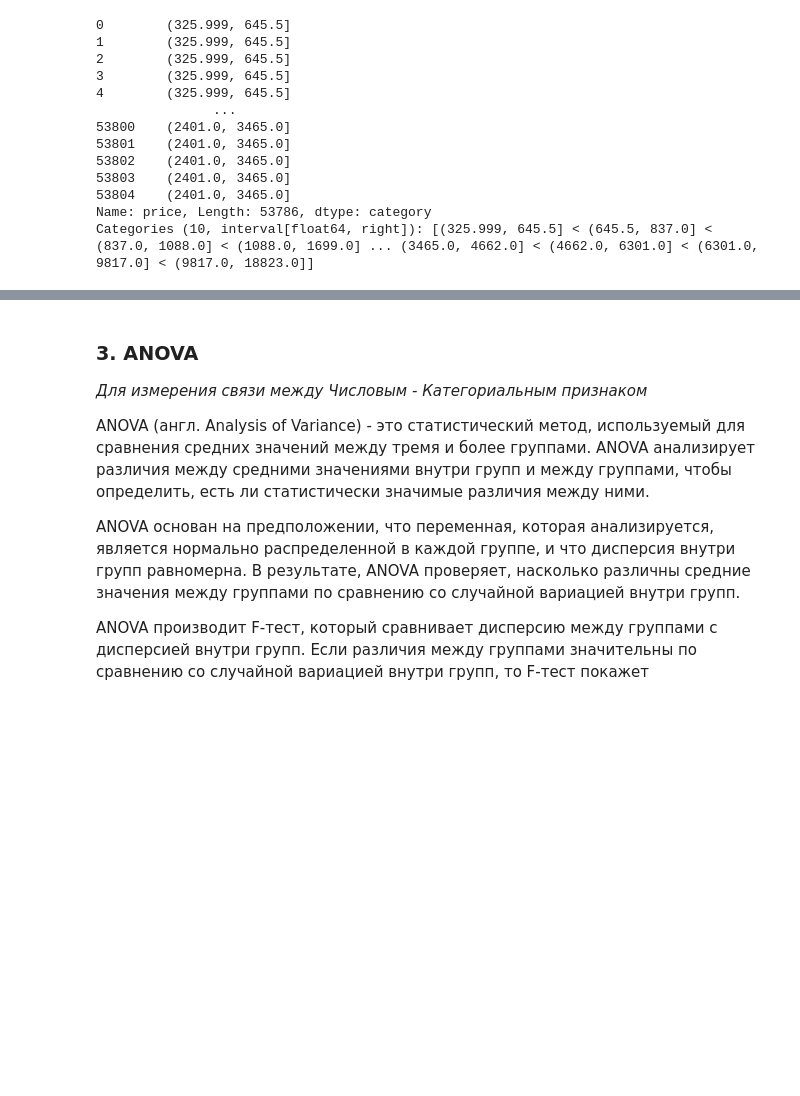
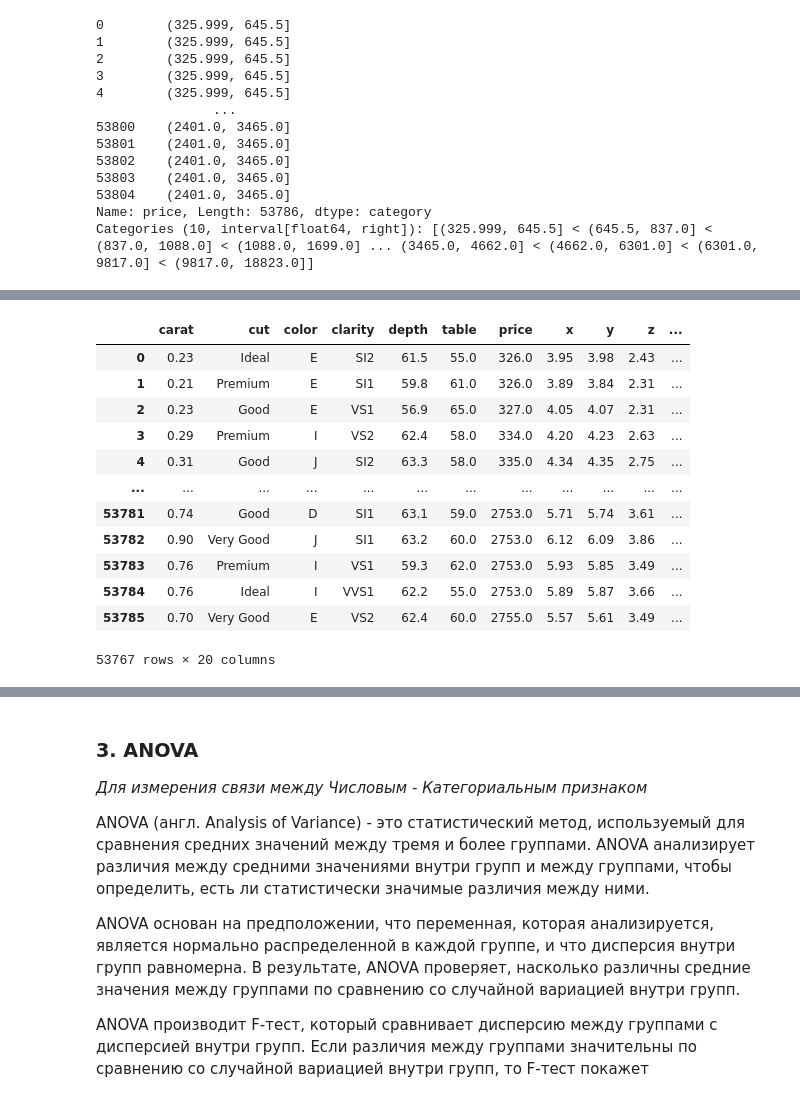
Before and after one commit to EliseyGlukhov/EDA_and_classification, a Jupyter notebook: Лаб №4/ФМИ_EDA_deep.ipynb, the cells around one changed output, grey strips where cells are left out. Cells and saved outputs as stored; diff of their text form; code cells hidden in the pictures; blank space fills up the shorter version.

```diff
--- a/Лаб №4/ФМИ_EDA_deep.ipynb
+++ b/Лаб №4/ФМИ_EDA_deep.ipynb
@@ -247,3 +263,27 @@ Categories (10, interval[float64, right]): [(325.999, 645.5] < (645.5, 837.0] <
+# %%
+from sklearn.preprocessing import OneHotEncoder
+
+encoder = OneHotEncoder(sparse_output=False)
+df['bin'] = pd.qcut(df['price'], q=10)
+encoded_bins = encoder.fit_transform(df[['bin']])
+bins = encoder.categories_[0]
+df.drop(columns=['bin'], inplace=True)
+df = pd.concat([df, pd.DataFrame(encoded_bins, columns=[f'price_bin_{x}' for x in bins])], axis=1, join='inner')
+df
+# %% [output]
+|  | carat | cut | color | clarity | depth | table | price | x | y | z | ... |
+| 0 | 0.23 | Ideal | E | SI2 | 61.5 | 55.0 | 326.0 | 3.95 | 3.98 | 2.43 | ... |
+| 1 | 0.21 | Premium | E | SI1 | 59.8 | 61.0 | 326.0 | 3.89 | 3.84 | 2.31 | ... |
+| 2 | 0.23 | Good | E | VS1 | 56.9 | 65.0 | 327.0 | 4.05 | 4.07 | 2.31 | ... |
+| 3 | 0.29 | Premium | I | VS2 | 62.4 | 58.0 | 334.0 | 4.20 | 4.23 | 2.63 | ... |
+| 4 | 0.31 | Good | J | SI2 | 63.3 | 58.0 | 335.0 | 4.34 | 4.35 | 2.75 | ... |
+| ... | ... | ... | ... | ... | ... | ... | ... | ... | ... | ... | ... |
+| 53781 | 0.74 | Good | D | SI1 | 63.1 | 59.0 | 2753.0 | 5.71 | 5.74 | 3.61 | ... |
+| 53782 | 0.90 | Very Good | J | SI1 | 63.2 | 60.0 | 2753.0 | 6.12 | 6.09 | 3.86 | ... |
+| 53783 | 0.76 | Premium | I | VS1 | 59.3 | 62.0 | 2753.0 | 5.93 | 5.85 | 3.49 | ... |
+| 53784 | 0.76 | Ideal | I | VVS1 | 62.2 | 55.0 | 2753.0 | 5.89 | 5.87 | 3.66 | ... |
+| 53785 | 0.70 | Very Good | E | VS2 | 62.4 | 60.0 | 2755.0 | 5.57 | 5.61 | 3.49 | ... |
+53767 rows × 20 columns
 # %%
 import association_metrics as am
 
```
Also changed, not shown: parts of 2 cells of this notebook.
